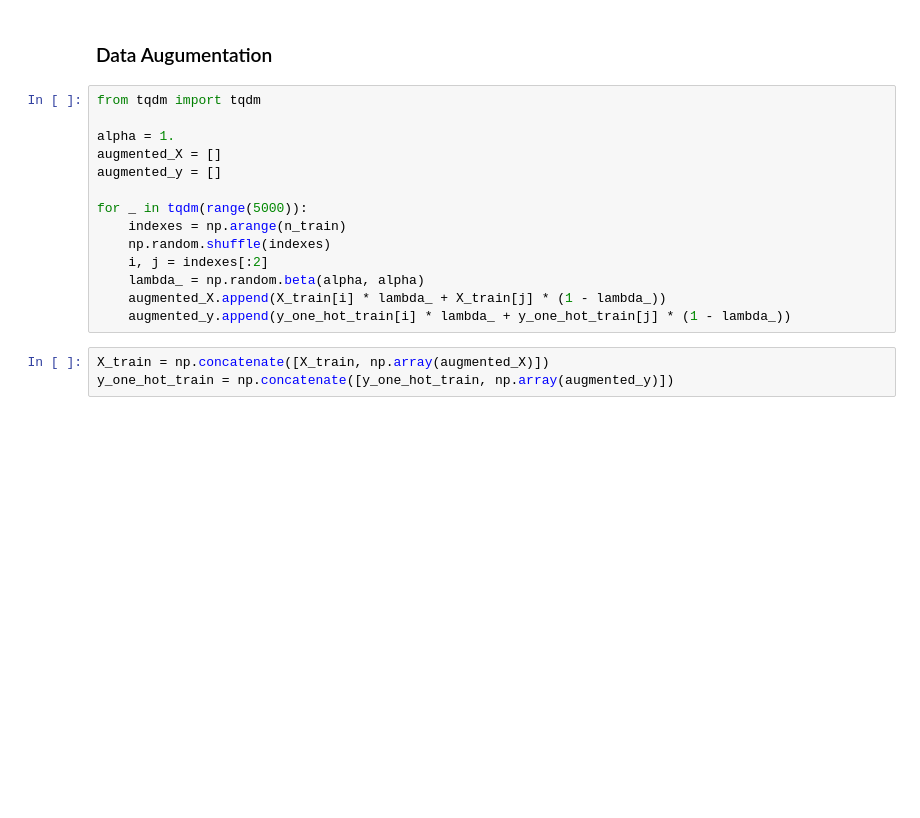
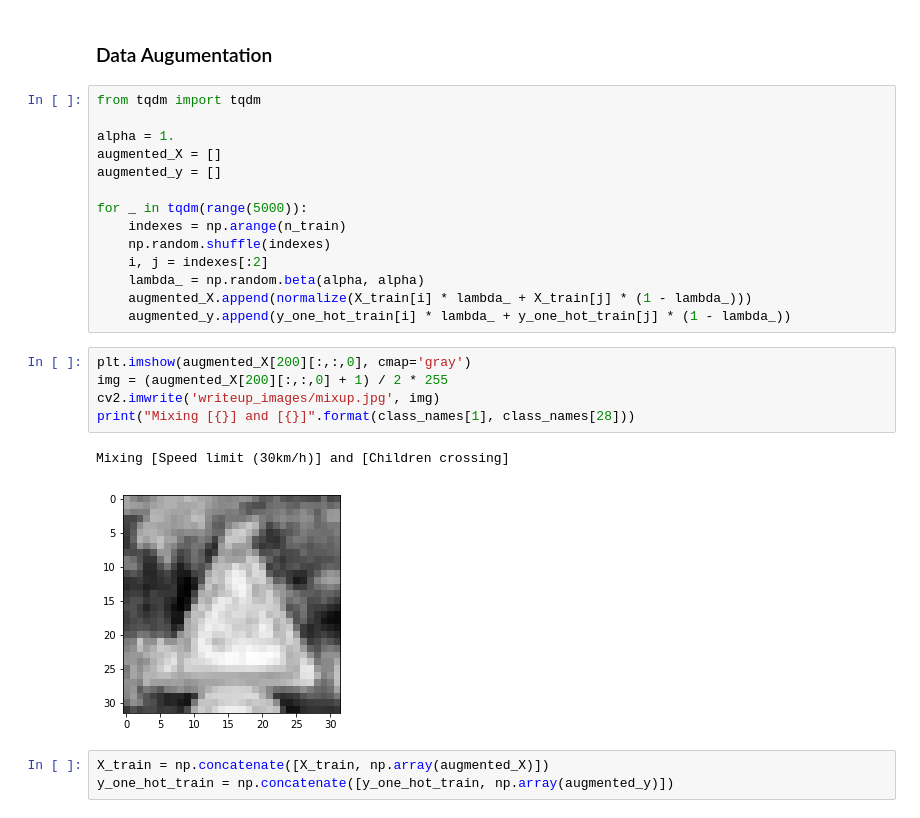
Before and after one commit to eduidl/CarND-Traffic-Sign-Classifier-Project, a Jupyter notebook: Traffic_Sign_Classifier.ipynb, the cells around one changed output. Drawn from its saved outputs; the diff is of its cells as text; blank space fills up the shorter version.

```diff
--- a/Traffic_Sign_Classifier.ipynb
+++ b/Traffic_Sign_Classifier.ipynb
@@ -229,8 +229,16 @@ for _ in tqdm(range(5000)):
     np.random.shuffle(indexes)
     i, j = indexes[:2]
     lambda_ = np.random.beta(alpha, alpha)
-    augmented_X.append(X_train[i] * lambda_ + X_train[j] * (1 - lambda_))
+    augmented_X.append(normalize(X_train[i] * lambda_ + X_train[j] * (1 - lambda_)))
     augmented_y.append(y_one_hot_train[i] * lambda_ + y_one_hot_train[j] * (1 - lambda_))
+# %%
+plt.imshow(augmented_X[200][:,:,0], cmap='gray')
+img = (augmented_X[200][:,:,0] + 1) / 2 * 255
+cv2.imwrite('writeup_images/mixup.jpg', img)
+print("Mixing [{}] and [{}]".format(class_names[1], class_names[28]))
+# %% [output]
+Mixing [Speed limit (30km/h)] and [Children crossing]
+[figure, added]
 # %%
 X_train = np.concatenate([X_train, np.array(augmented_X)])
 y_one_hot_train = np.concatenate([y_one_hot_train, np.array(augmented_y)])
```
Also changed, not shown: parts of 7 cells of this notebook, 3 other files.
